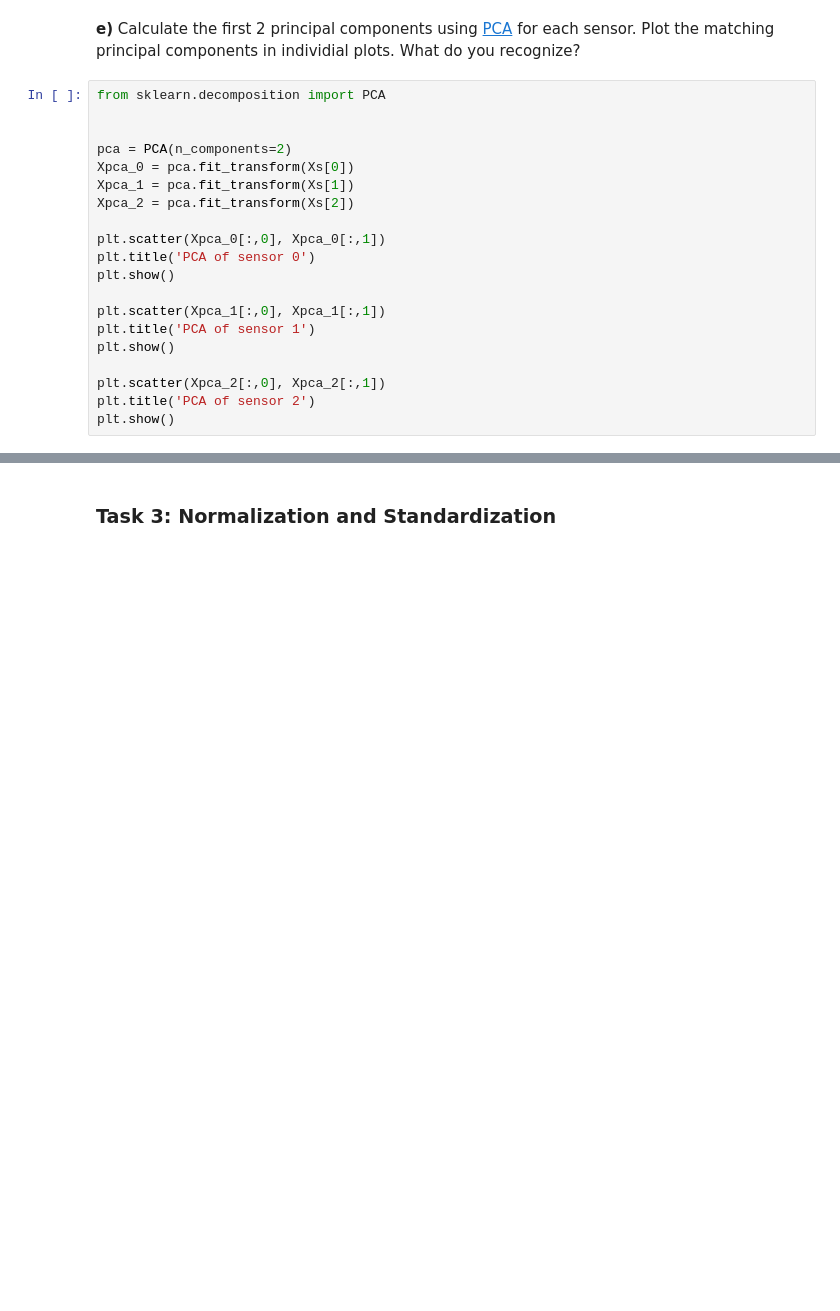
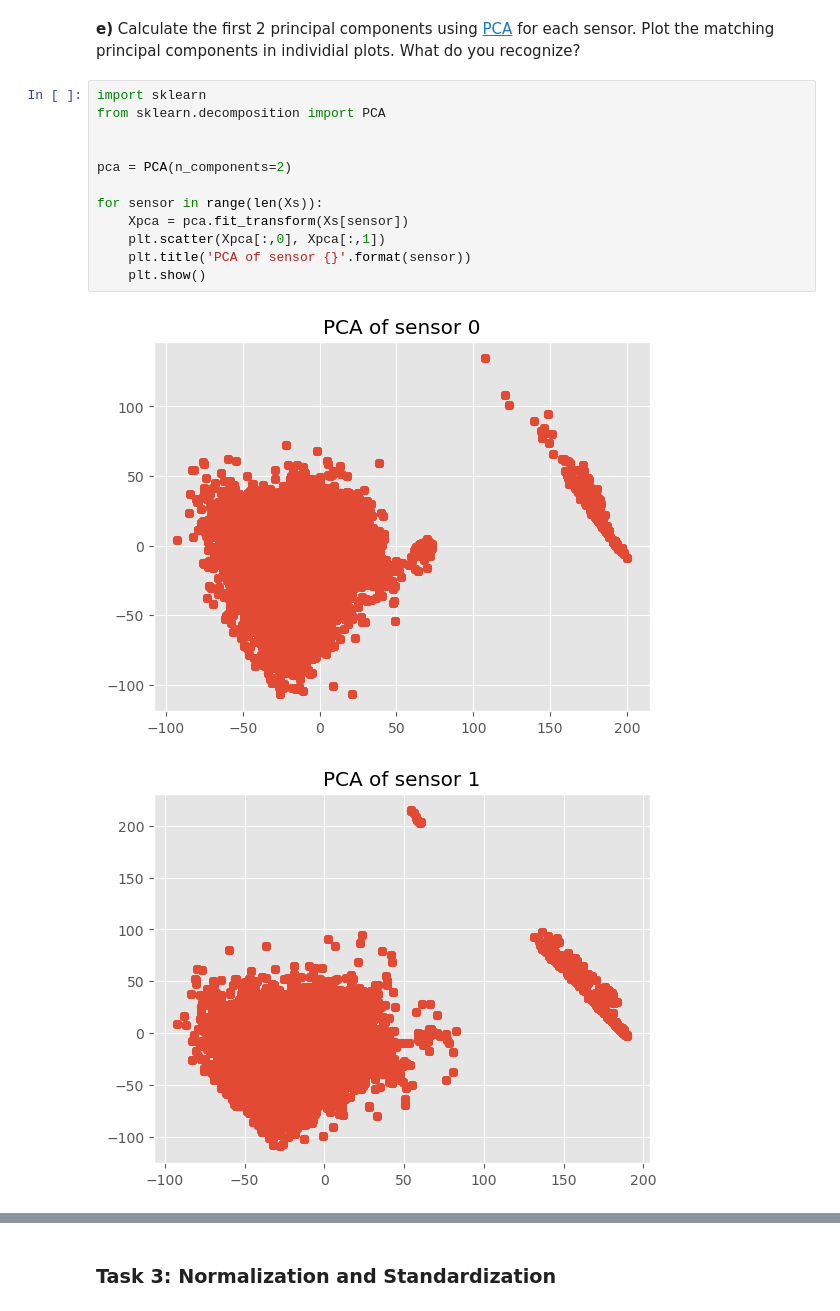
Before and after one commit to KlaraGtknst/TSDM_WS23_34, a Jupyter notebook: Exercise_02_preprocessing.ipynb, the cells around one changed output, grey strips where cells are left out. Saved outputs shown, nothing was run; the diff lists cells and outputs as text; blank space fills up the shorter version.

```diff
--- a/Exercise_02_preprocessing.ipynb
+++ b/Exercise_02_preprocessing.ipynb
@@ -125,23 +140,18 @@ plt.plot(Xs[2][:,0], Xs[2][:,1])
 # %% [markdown]
 **e)** Calculate the first 2 principal components using [PCA](https://scikit-learn.org/stable/modules/generated/sklearn.decomposition.PCA.html) for each sensor. Plot the matching principal components in individial plots.
 What do you recognize?
-# %%
-from sklearn.decomposition import PCA
-
-
-pca = PCA(n_components=2)
-Xpca_0 = pca.fit_transform(Xs[0])
-Xpca_1 = pca.fit_transform(Xs[1])
-Xpca_2 = pca.fit_transform(Xs[2])
-
-plt.scatter(Xpca_0[:,0], Xpca_0[:,1])
-plt.title('PCA of sensor 0')
-plt.show()
-
-plt.scatter(Xpca_1[:,0], Xpca_1[:,1])
-plt.title('PCA of sensor 1')
-plt.show()
-
-plt.scatter(Xpca_2[:,0], Xpca_2[:,1])
-plt.title('PCA of sensor 2')
-plt.show()
+# %%
+import sklearn
+from sklearn.decomposition import PCA
+
+
+pca = PCA(n_components=2)
+
+for sensor in range(len(Xs)):
+    Xpca = pca.fit_transform(Xs[sensor])
+    plt.scatter(Xpca[:,0], Xpca[:,1])
+    plt.title('PCA of sensor {}'.format(sensor))
+    plt.show()
+# %% [output]
+[figure, added]
+[figure, added]
```
Also changed, not shown: parts of 35 cells of this notebook, 1 other file.
